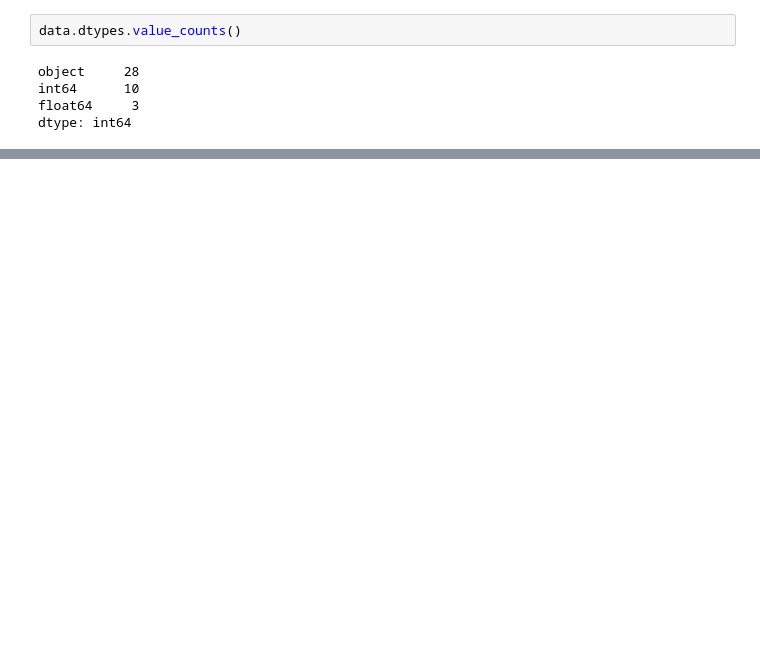
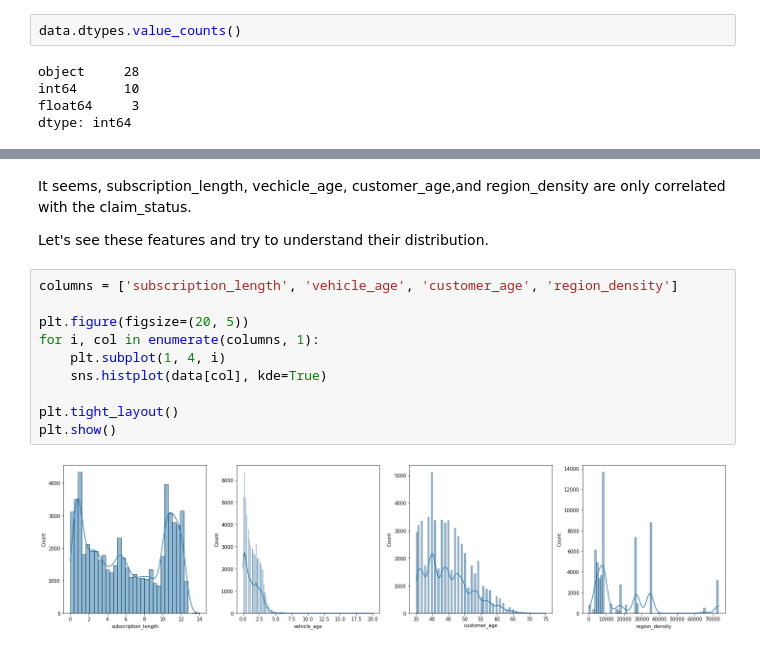
Before and after one commit to Nishan-k/Classification-on-Imbalanced-Data, a Jupyter notebook: Classification on Imbalanced Dataset.ipynb, the cells around one changed output, grey strips where cells are left out. Saved outputs shown, nothing was run; the diff lists cells and outputs as text; blank space fills up the shorter version.

```diff
--- a/Classification on Imbalanced Dataset.ipynb
+++ b/Classification on Imbalanced Dataset.ipynb
@@ -116,0 +117,17 @@ plt.show()
+# %% [markdown]
+It seems, subscription_length, vechicle_age, customer_age,and region_density are only correlated with the
+claim_status.
+
+Let's see these features and try to understand their distribution.
+# %%
+columns = ['subscription_length', 'vehicle_age', 'customer_age', 'region_density']
+
+plt.figure(figsize=(20, 5))
+for i, col in enumerate(columns, 1):
+    plt.subplot(1, 4, i)
+    sns.histplot(data[col], kde=True)
+
+plt.tight_layout()
+plt.show()
+# %% [output]
+[figure, added]
```
Also changed, not shown: parts of 14 cells of this notebook, 2 other files.
